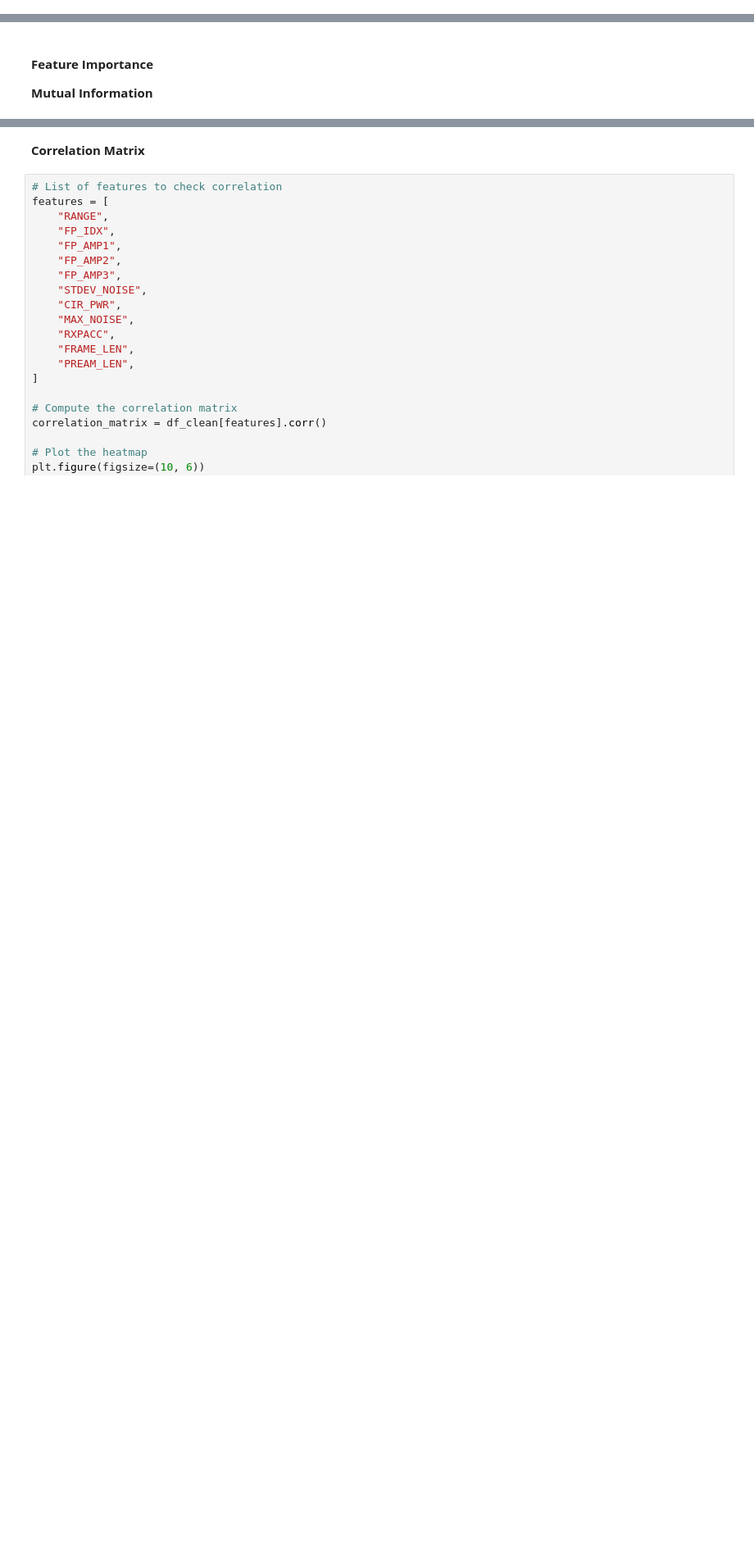
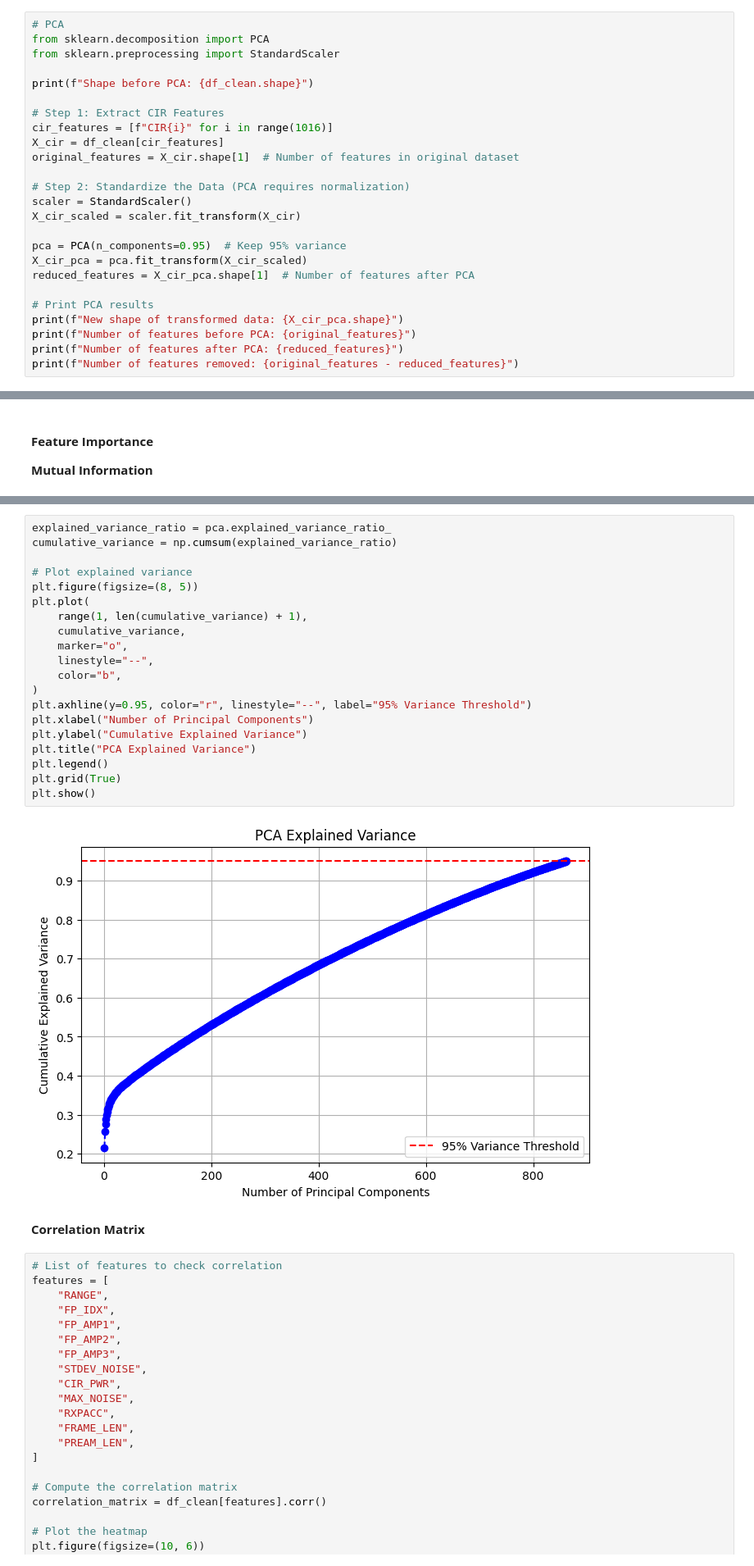
Before and after one commit to janaveniice/UoG-DA_Group17, a Jupyter notebook: los-nlos-model/model.ipynb, the cells around one changed output, grey strips where cells are left out. Shown: that part at 82% size. Cells and saved outputs as stored; diff of their text form; blank space fills up the shorter version.

Commit message:
i think i've completed  for data prep??

```diff
--- a/los-nlos-model/model.ipynb
+++ b/los-nlos-model/model.ipynb
@@ -714,0 +716,25 @@ max        0.0      0.0
+# %%
+# PCA
+from sklearn.decomposition import PCA
+from sklearn.preprocessing import StandardScaler
+
+print(f"Shape before PCA: {df_clean.shape}")
+
+# Step 1: Extract CIR Features
+cir_features = [f"CIR{i}" for i in range(1016)]
+X_cir = df_clean[cir_features]
+original_features = X_cir.shape[1]  # Number of features in original dataset
+
+# Step 2: Standardize the Data (PCA requires normalization)
+scaler = StandardScaler()
+X_cir_scaled = scaler.fit_transform(X_cir)
+
+pca = PCA(n_components=0.95)  # Keep 95% variance
+X_cir_pca = pca.fit_transform(X_cir_scaled)
+reduced_features = X_cir_pca.shape[1]  # Number of features after PCA
+
+# Print PCA results
+print(f"New shape of transformed data: {X_cir_pca.shape}")
+print(f"Number of features before PCA: {original_features}")
+print(f"Number of features after PCA: {reduced_features}")
+print(f"Number of features removed: {original_features - reduced_features}")
@@ -777,3 +809,25 @@ Passing `palette` without assigning `hue` is deprecated and will be removed in v
+# %%
+explained_variance_ratio = pca.explained_variance_ratio_
+cumulative_variance = np.cumsum(explained_variance_ratio)
+
+# Plot explained variance
+plt.figure(figsize=(8, 5))
+plt.plot(
+    range(1, len(cumulative_variance) + 1),
+    cumulative_variance,
+    marker="o",
+    linestyle="--",
+    color="b",
+)
+plt.axhline(y=0.95, color="r", linestyle="--", label="95% Variance Threshold")
+plt.xlabel("Number of Principal Components")
+plt.ylabel("Cumulative Explained Variance")
+plt.title("PCA Explained Variance")
+plt.legend()
+plt.grid(True)
+plt.show()
+# %% [output]
+[figure, added]
 # %% [markdown]
 **Correlation Matrix**
 # %%
```
Also changed, not shown: parts of 9 cells of this notebook.
